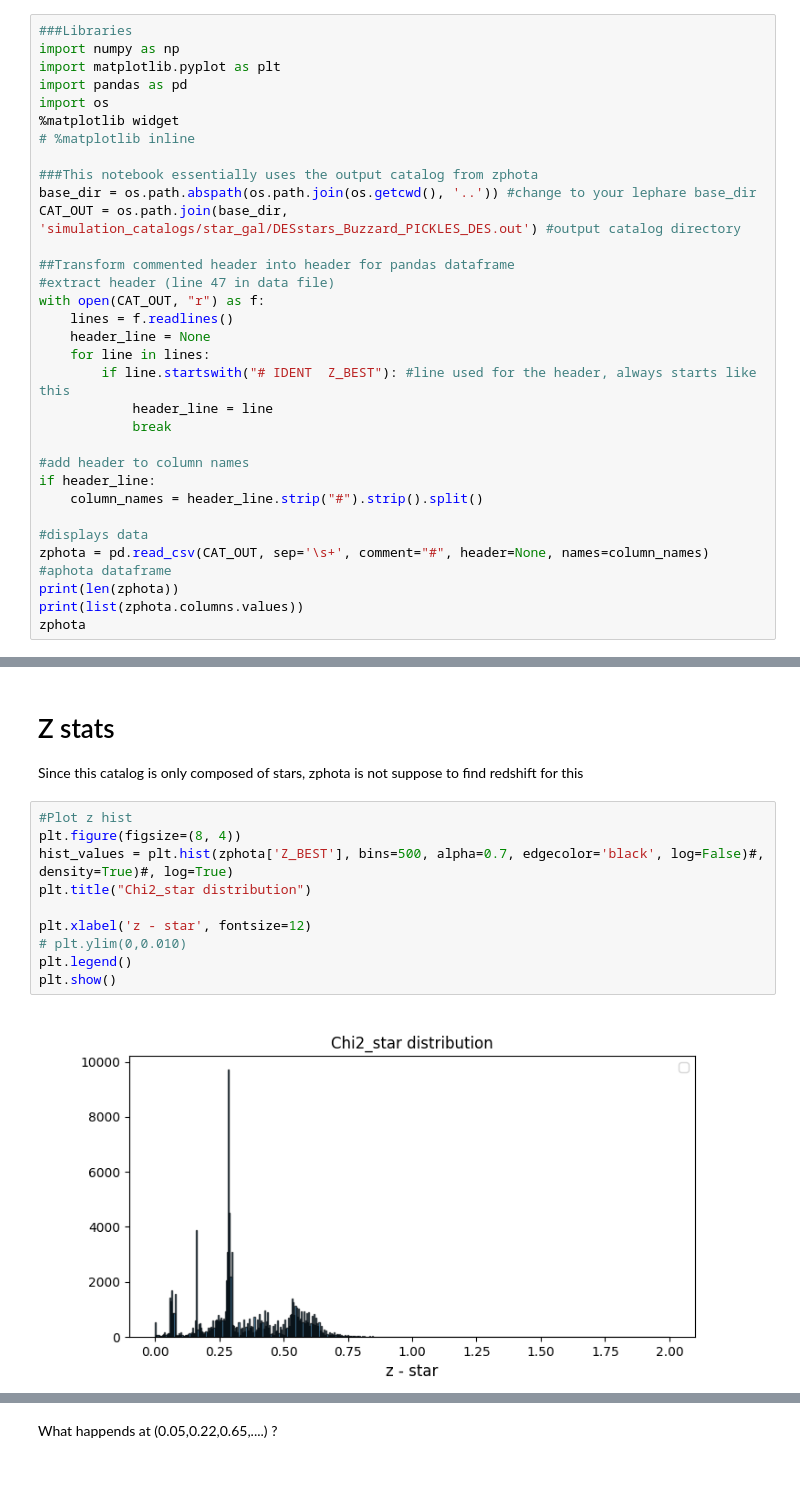
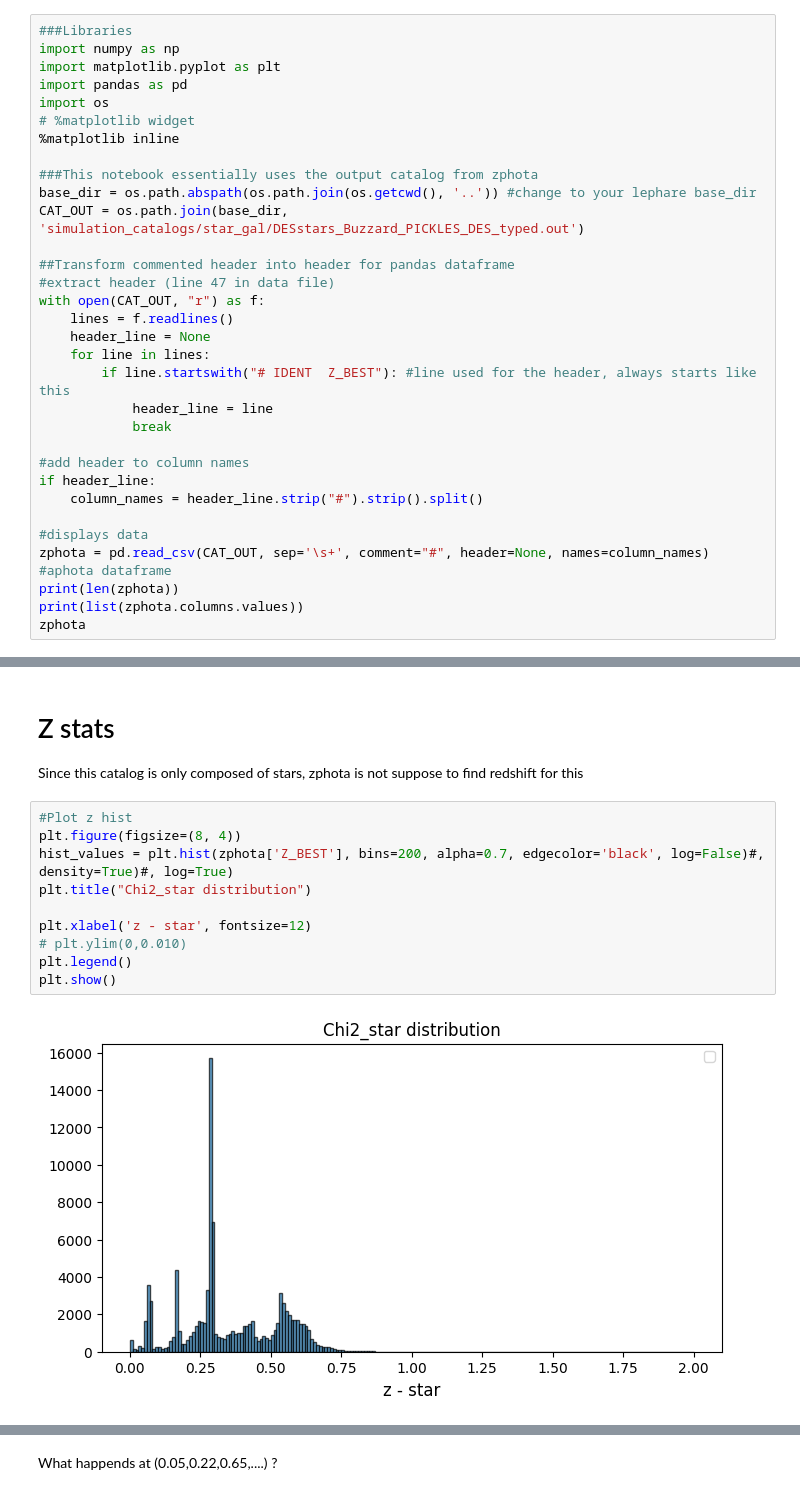
Before and after one commit to lephare-photoz/lephare, a Jupyter notebook: training_stats/notebooks/DES_results_stats.ipynb, the cells around one changed output, grey strips where cells are left out. Drawn from its saved outputs; the diff is of its cells as text.

```diff
--- a/training_stats/notebooks/DES_results_stats.ipynb
+++ b/training_stats/notebooks/DES_results_stats.ipynb
@@ -11,12 +11,12 @@ import numpy as np
 import matplotlib.pyplot as plt
 import pandas as pd
 import os
-%matplotlib widget
-# %matplotlib inline
+# %matplotlib widget
+%matplotlib inline
 
 ###This notebook essentially uses the output catalog from zphota
 base_dir = os.path.abspath(os.path.join(os.getcwd(), '..')) #change to your lephare base_dir
-CAT_OUT = os.path.join(base_dir, 'simulation_catalogs/star_gal/DESstars_Buzzard_PICKLES_DES.out') #output catalog directory
+CAT_OUT = os.path.join(base_dir, 'simulation_catalogs/star_gal/DESstars_Buzzard_PICKLES_DES_typed.out')
 
 ##Transform commented header into header for pandas dataframe
 #extract header (line 47 in data file)
@@ -62,15 +67,15 @@ Since this catalog is only composed of stars, zphota is not suppose to find reds
 # %%
 #Plot z hist
 plt.figure(figsize=(8, 4))
-hist_values = plt.hist(zphota['Z_BEST'], bins=500, alpha=0.7, edgecolor='black', log=False)#, density=True)#, log=True)
+hist_values = plt.hist(zphota['Z_BEST'], bins=200, alpha=0.7, edgecolor='black', log=False)#, density=True)#, log=True)
 plt.title("Chi2_star distribution")
 
 plt.xlabel('z - star', fontsize=12)
 # plt.ylim(0,0.010)
 plt.legend()
 plt.show()
 # %% [output]
-[figure, old version]
+[figure, new version]
 # %%
 plt.figure()
 plt.plot(hist_values[1][:-1], hist_values[0])
```
Also changed, not shown: parts of 8 cells of this notebook, 3 other files.
